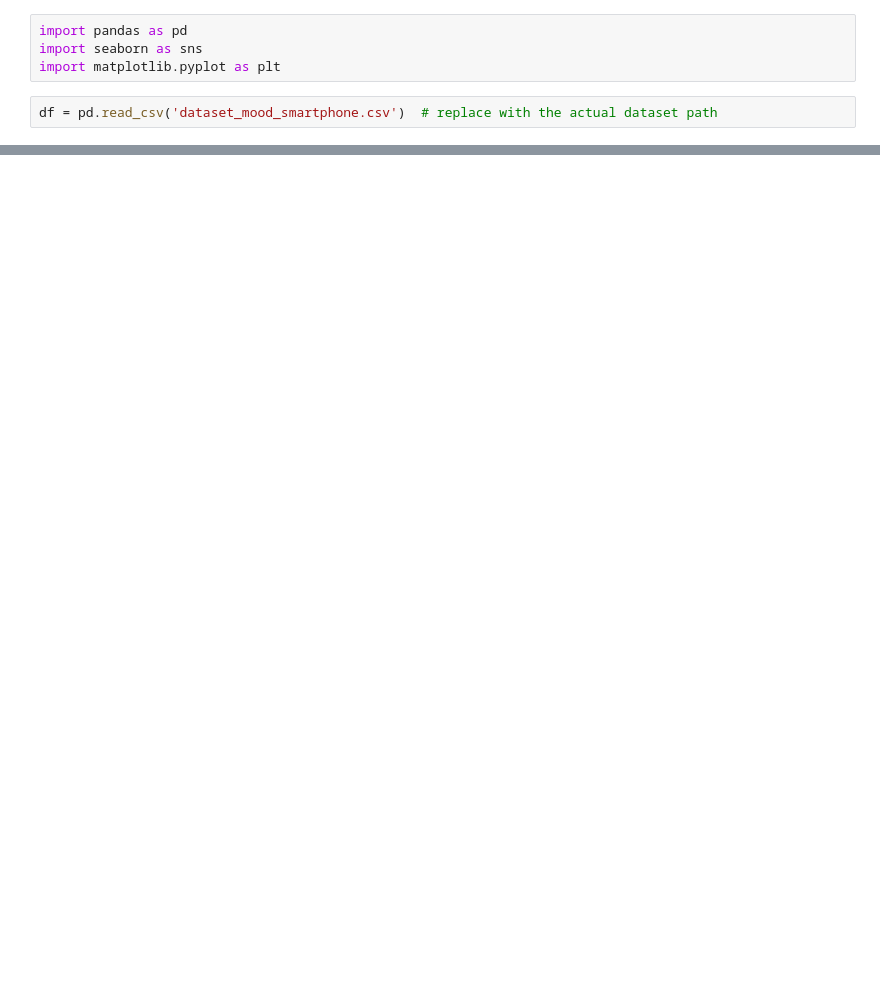
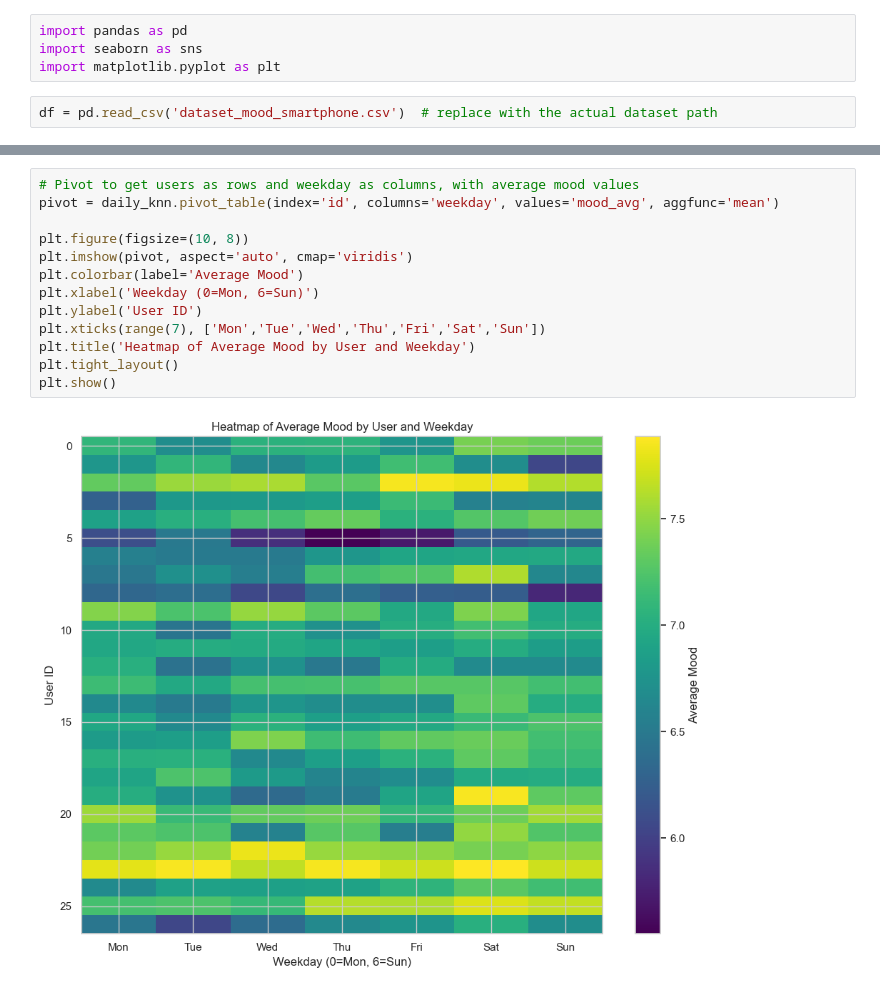
Before and after one commit to kuuroooo/data-mining, a Jupyter notebook: cleaning.ipynb, the cells around one changed output, grey strips where cells are left out. Saved outputs shown, nothing was run; the diff lists cells and outputs as text; blank space fills up the shorter version.

```diff
--- a/cleaning.ipynb
+++ b/cleaning.ipynb
@@ -252,0 +753,15 @@ After removal shape: (1272, 26)
+# %%
+# Pivot to get users as rows and weekday as columns, with average mood values
+pivot = daily_knn.pivot_table(index='id', columns='weekday', values='mood_avg', aggfunc='mean')
+
+plt.figure(figsize=(10, 8))
+plt.imshow(pivot, aspect='auto', cmap='viridis')
+plt.colorbar(label='Average Mood')
+plt.xlabel('Weekday (0=Mon, 6=Sun)')
+plt.ylabel('User ID')
+plt.xticks(range(7), ['Mon','Tue','Wed','Thu','Fri','Sat','Sun'])
+plt.title('Heatmap of Average Mood by User and Weekday')
+plt.tight_layout()
+plt.show()
+# %% [output]
+[figure, added]
```
Also changed, not shown: parts of 14 cells of this notebook.
